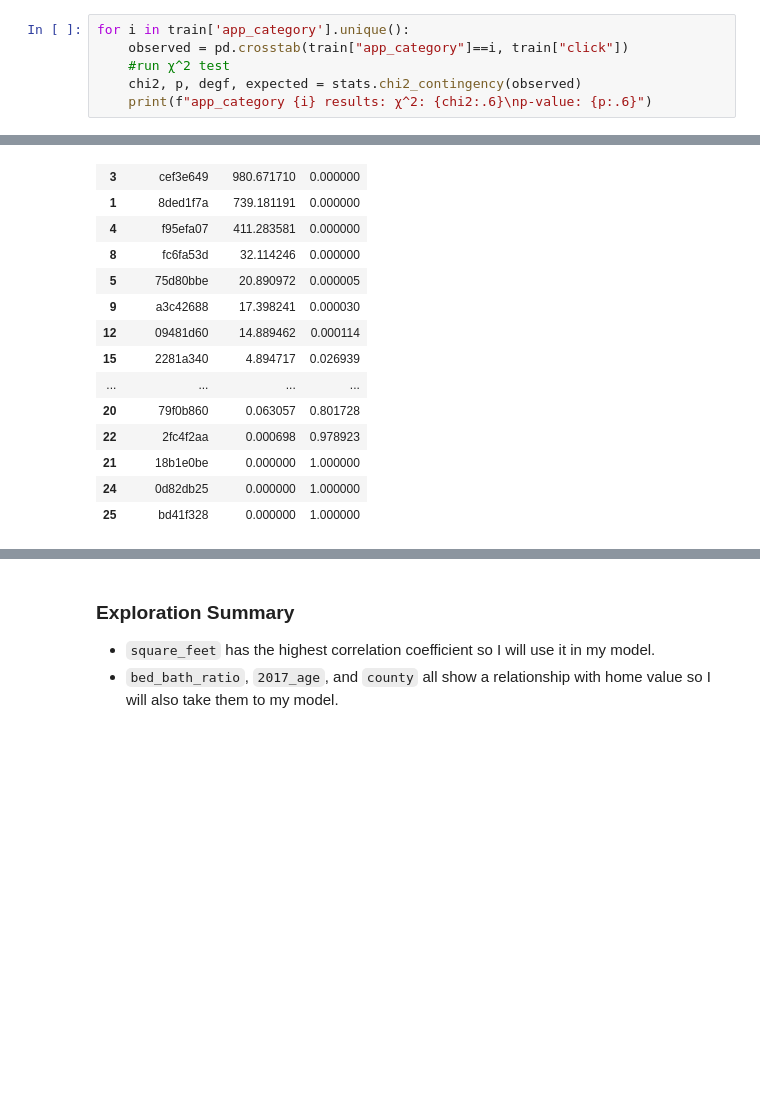
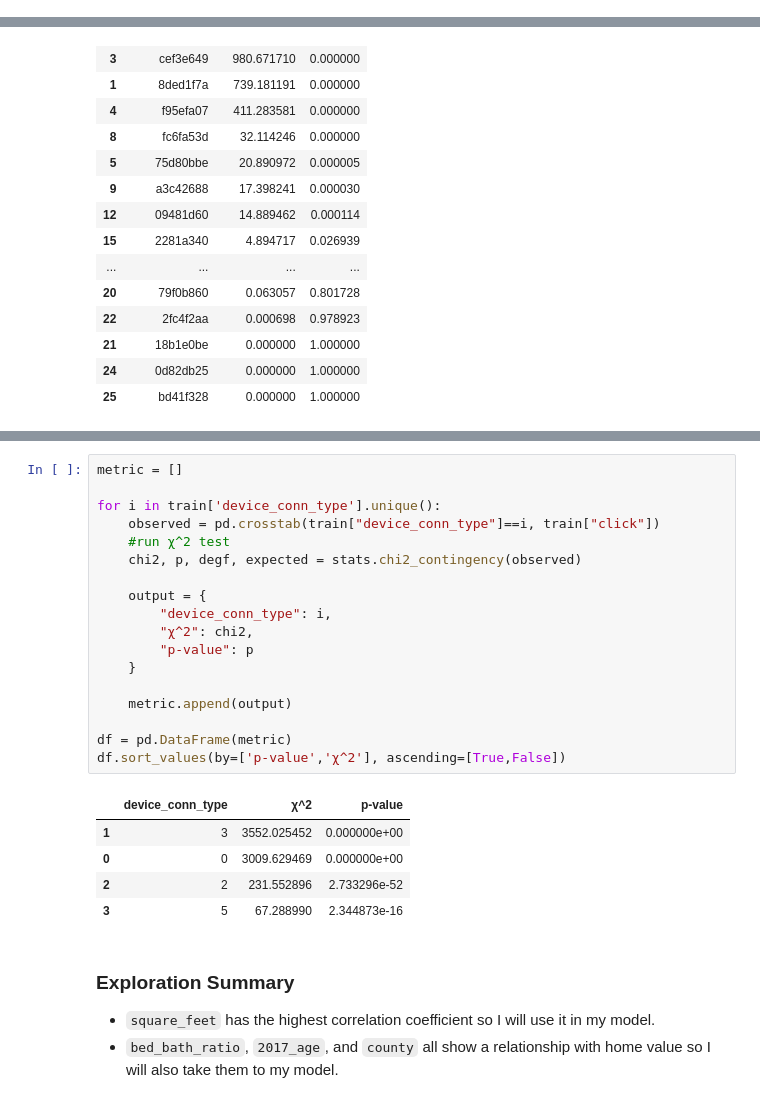
Before and after one commit to markydoug/click_throughs, a Jupyter notebook: project_template.ipynb, the cells around one changed output, grey strips where cells are left out. Drawn from its saved outputs; the diff is of its cells as text; blank space fills up the shorter version.

````diff
--- a/project_template.ipynb
+++ b/project_template.ipynb
@@ -268,9 +268,3 @@ for col in cat_vars:
 [figure]
 [figure]
 KeyboardInterrupt:
-# %%
-for i in train['app_category'].unique():
-    observed = pd.crosstab(train["app_category"]==i, train["click"])
-    #run χ^2 test
-    chi2, p, degf, expected = stats.chi2_contingency(observed)
-    print(f"app_category {i} results: χ^2: {chi2:.6}\np-value: {p:.6}")
@@ -393,3 +383,27 @@ df.sort_values(by=['p-value','χ^2'], ascending=[True,False])
+# %%
+metric = []
+
+for i in train['device_conn_type'].unique():
+    observed = pd.crosstab(train["device_conn_type"]==i, train["click"])
+    #run χ^2 test
+    chi2, p, degf, expected = stats.chi2_contingency(observed)
+
+    output = {
+        "device_conn_type": i,
+        "χ^2": chi2,
+        "p-value": p
+    }
+
+    metric.append(output)
+
+df = pd.DataFrame(metric)
+df.sort_values(by=['p-value','χ^2'], ascending=[True,False])
+# %% [output]
+|  | device_conn_type | χ^2 | p-value |
+| 1 | 3 | 3552.025452 | 0.000000e+00 |
+| 0 | 0 | 3009.629469 | 0.000000e+00 |
+| 2 | 2 | 231.552896 | 2.733296e-52 |
+| 3 | 5 | 67.288990 | 2.344873e-16 |
 # %% [markdown]
 ### Exploration Summary
 * ```square_feet``` has the highest correlation coefficient so I will use it in my model.
````
Also changed, not shown: parts of 9 cells of this notebook.
